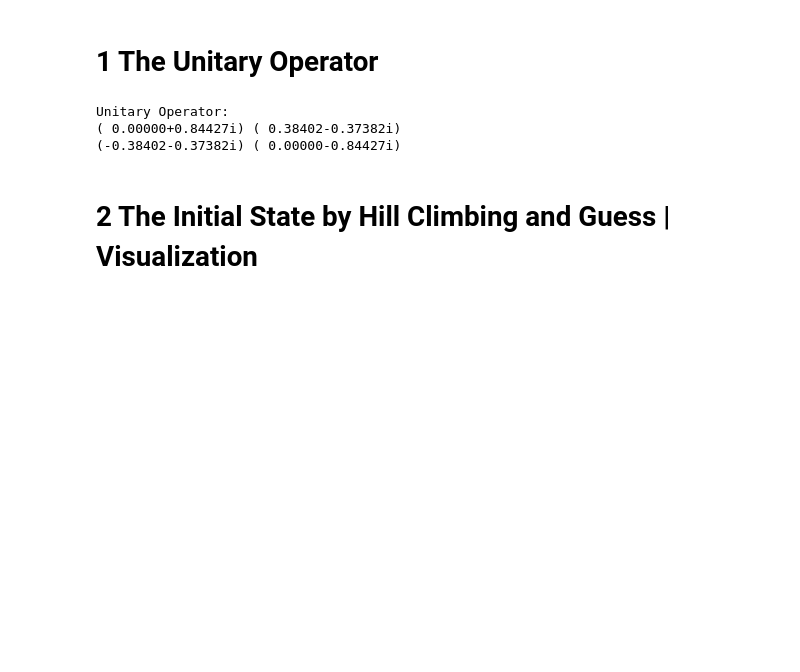
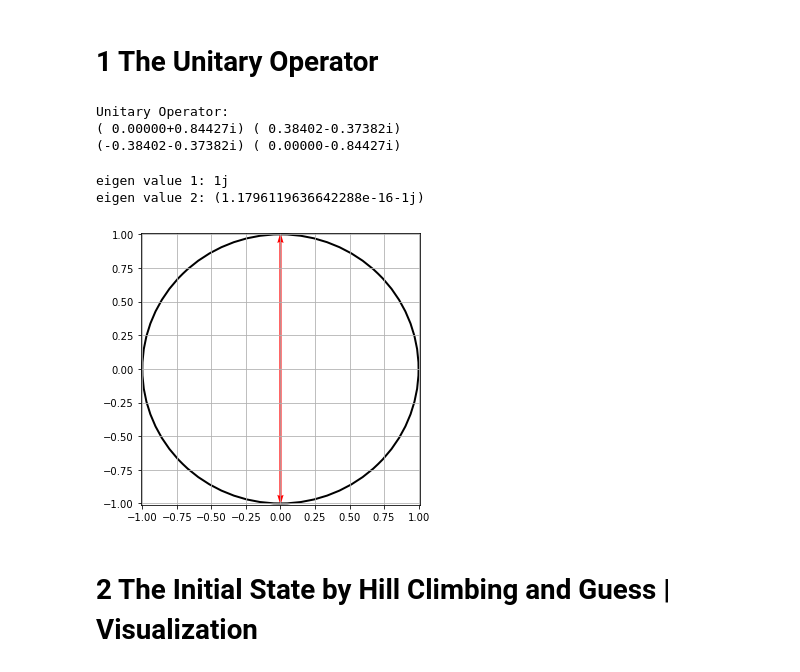
Before and after one commit to caitaozhan/QuantumSensorNetwork, a Jupyter notebook: simulation/verify.ipynb, the cells around one changed output. Drawn from its saved outputs; the diff is of its cells as text; code cells hidden in the pictures; blank space fills up the shorter version.

```diff
--- a/simulation/verify.ipynb
+++ b/simulation/verify.ipynb
@@ -27,6 +27,29 @@ Utility.print_matrix('Unitary Operator:', unitary_operator.data)
 Unitary Operator:
 ( 0.00000+0.84427i) ( 0.38402-0.37382i)
 (-0.38402-0.37382i) ( 0.00000-0.84427i)
+# %%
+e_vals, e_vectors = np.linalg.eig(unitary_operator.data)
+
+print('eigen value 1:', e_vals[0])
+print('eigen value 2:', e_vals[1])
+
+fig, ax = plt.subplots(1, 1, figsize=(5, 5))
+ax.set_xlim([-1.01, 1.01])
+ax.set_ylim([-1.01, 1.01])
+circle = plt.Circle((0, 0), 1, fill=False, linewidth=2)
+ax.add_patch(circle)
+Ox = [0, 0]
+Oy = [0, 0]
+Vx = [e_vals[0].real, e_vals[1].real]
+Vy = [e_vals[0].imag, e_vals[1].imag]
+color = ['r', 'r']
+plt.quiver(Ox, Oy, Vx, Vy, units='xy', color=color, scale=1)
+plt.grid()
+plt.show()
+# %% [output]
+eigen value 1: 1j
+eigen value 2: (1.1796119636642288e-16-1j)
+[figure, added]
 # %% [markdown]
 # 2 The Initial State by Hill Climbing and Guess | Visualization
 # %%
```
Also changed, not shown: 6 other files.
